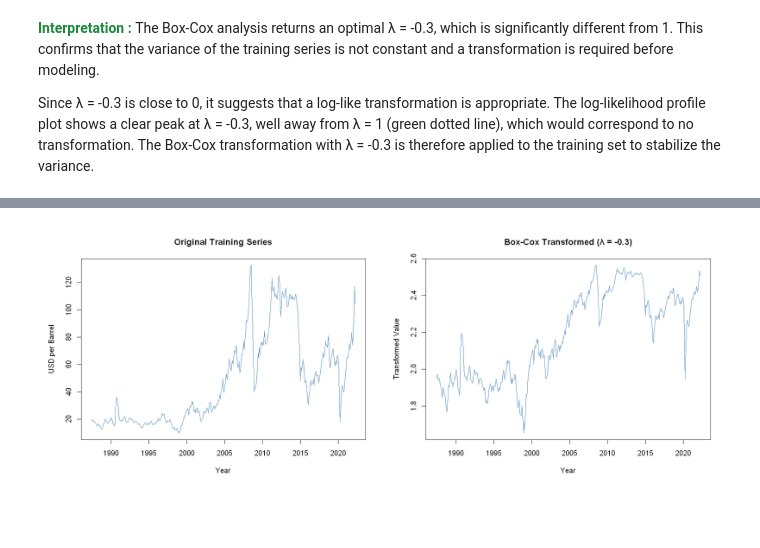
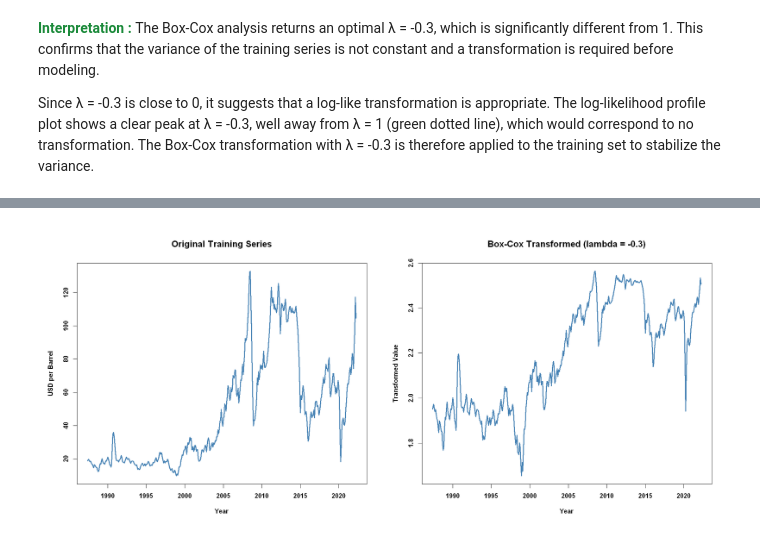
Before and after one commit to AfafKhadraoui/-Brent-Crude-Oil-Time-Series-Forecasting, a Jupyter notebook: Individual_project_Afaf_Khadraoui_G10.ipynb, the cells around one changed output, grey strips where cells are left out. Cells and saved outputs as stored; diff of their text form; code cells hidden in the pictures; blank space fills up the shorter version.

```diff
--- a/Individual_project_Afaf_Khadraoui_G10.ipynb
+++ b/Individual_project_Afaf_Khadraoui_G10.ipynb
@@ -428,12 +428,14 @@ to the training set to stabilize the variance.
 # Apply Box-Cox transformation to training set
 train_bc <- BoxCox(train_ts, lambda = lambda_result)
 
-# Side by side comparison
-options(repr.plot.width = 16, repr.plot.height = 6)
+# Side-by-side comparison with the same visual style as the raw-series plot
+options(repr.plot.width = 18, repr.plot.height = 8)
 
 par(mfrow = c(1, 2),
-    bg    = "white",
-    mar   = c(5, 5, 4, 2))
+    bg = "white",
+    mar = c(6, 5, 5, 2) + 0.1,
+    font.lab = 2,
+    font.axis = 2)
 
 # Original series
 plot(train_ts,
@@ -441,16 +443,22 @@ plot(train_ts,
      ylab = "USD per Barrel",
      xlab = "Year",
      col  = "steelblue",
-     lwd  = 1.5)
+     lwd  = 3,
+     cex.main = 1.35,
+     cex.lab = 1.2,
+     font.main = 2)
 
-# Transformed series
+# Transformed series (ASCII text to avoid Windows encoding warning)
 plot(train_bc,
-     main = paste0("Box-Cox Transformed (λ = ",
+     main = paste0("Box-Cox Transformed (lambda = ",
                    round(lambda_result, 4), ")"),
      ylab = "Transformed Value",
      xlab = "Year",
      col  = "steelblue",
-     lwd  = 1.5)
+     lwd  = 3,
+     cex.main = 1.35,
+     cex.lab = 1.2,
+     font.main = 2)
 
 par(mfrow = c(1, 1))
 # %% [output]
@@ -461 +465 @@ Warning message in title(main = main, xlab = xlab, ylab = ylab, ...):
-[figure, old version]
+[figure, new version]
```
Also changed, not shown: parts of 11 cells of this notebook.
